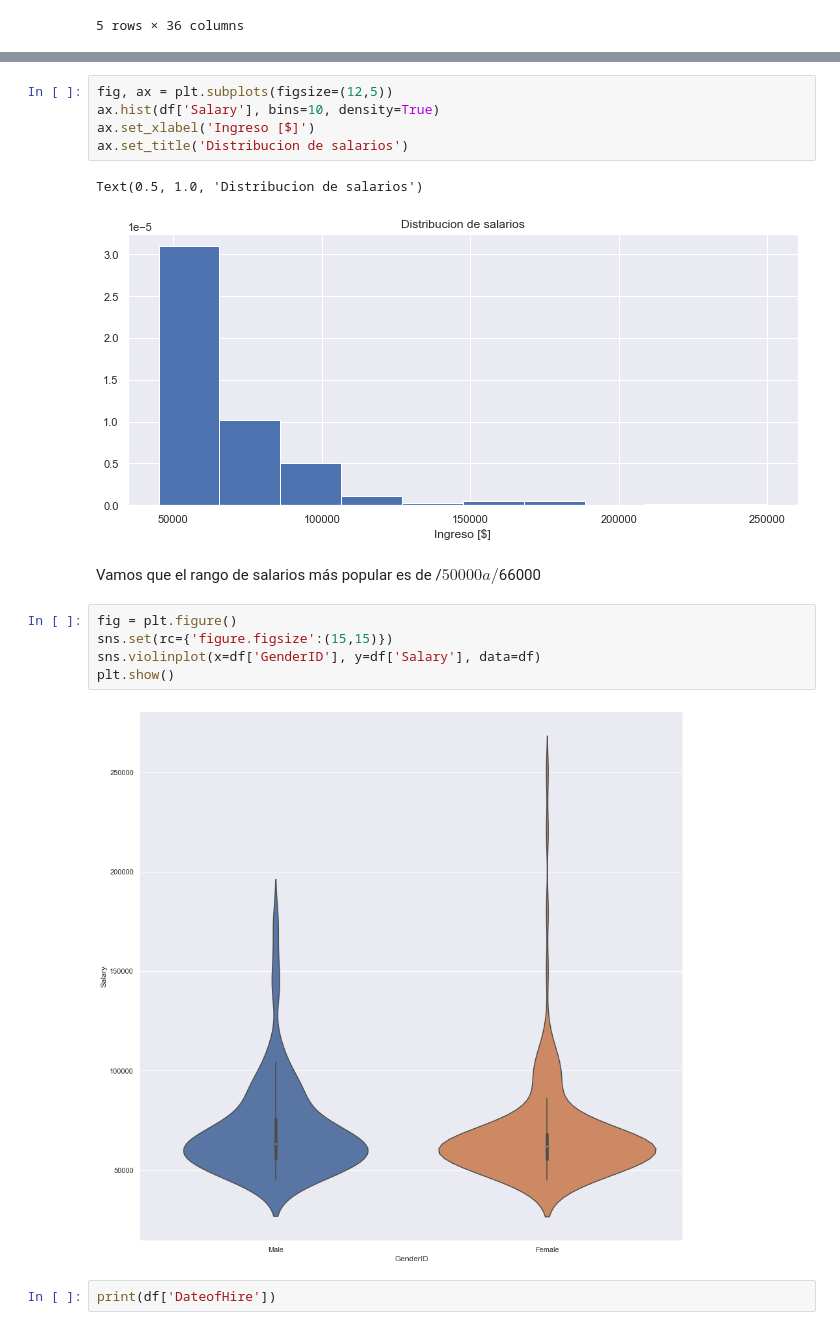
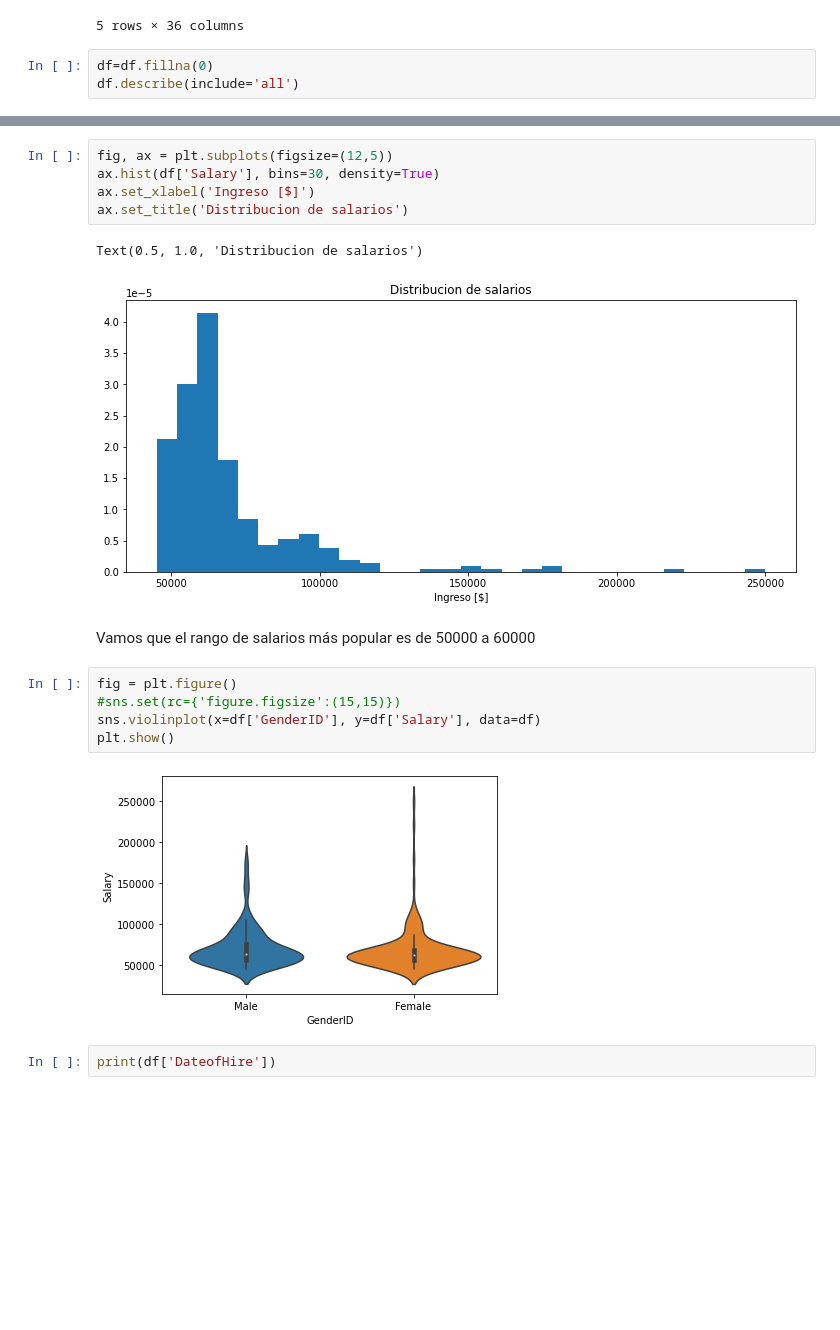
Before and after one commit to isipavelek/Coder, a Jupyter notebook: Visualizacion+Pavelek.ipynb, the cells around one changed output, grey strips where cells are left out. Saved outputs shown, nothing was run; the diff lists cells and outputs as text; blank space fills up the shorter version.

```diff
--- a/Visualizacion+Pavelek.ipynb
+++ b/Visualizacion+Pavelek.ipynb
@@ -22,3 +22,6 @@ df.head()
 | 3 | Alagbe,Trina | 10088 | 1 | 1 | 0 | 1 | 5 | 3 | ... |
 | 4 | Anderson, Carol | 10069 | 0 | 2 | 0 | 5 | 5 | 3 | ... |
 5 rows × 36 columns
+# %%
+df=df.fillna(0)
+df.describe(include='all')
@@ -39,20 +55,20 @@ sns.barplot(y="RecruitmentSource", x=df.index,data=df)
 # %%
 fig, ax = plt.subplots(figsize=(12,5))
-ax.hist(df['Salary'], bins=10, density=True)
+ax.hist(df['Salary'], bins=30, density=True)
 ax.set_xlabel('Ingreso [$]')
 ax.set_title('Distribucion de salarios')
 # %% [output]
 Text(0.5, 1.0, 'Distribucion de salarios')
-[figure, old version]
+[figure, new version]
 # %% [markdown]
-Vamos que el rango de salarios más popular es de /$50000 a /$66000
+Vamos que el rango de salarios más popular es de 50000 a 60000
 # %%
 fig = plt.figure()
-sns.set(rc={'figure.figsize':(15,15)})
+#sns.set(rc={'figure.figsize':(15,15)})
 sns.violinplot(x=df['GenderID'], y=df['Salary'], data=df)
 plt.show()
 # %% [output]
-[figure, old version]
+[figure, new version]
 # %%
 print(df['DateofHire'])
 # %% [output]
```
Also changed, not shown: parts of 5 cells of this notebook.
